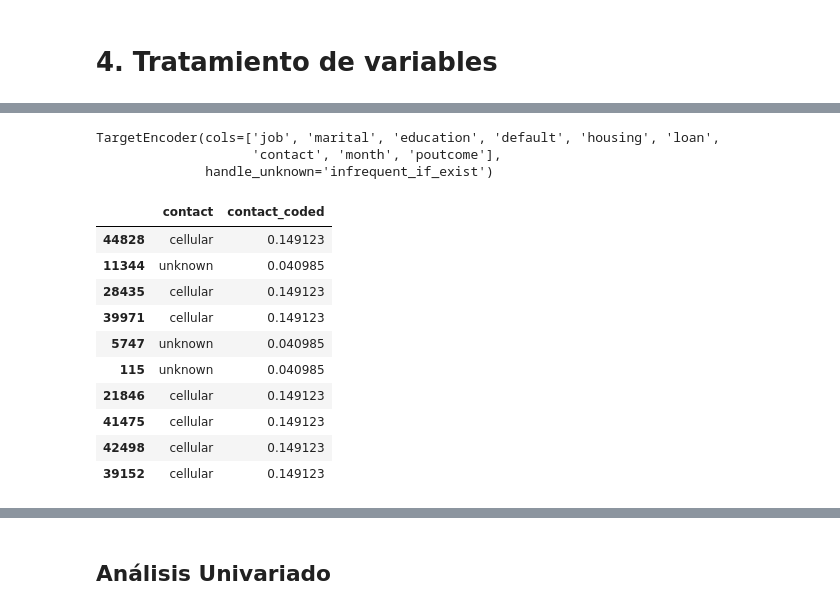
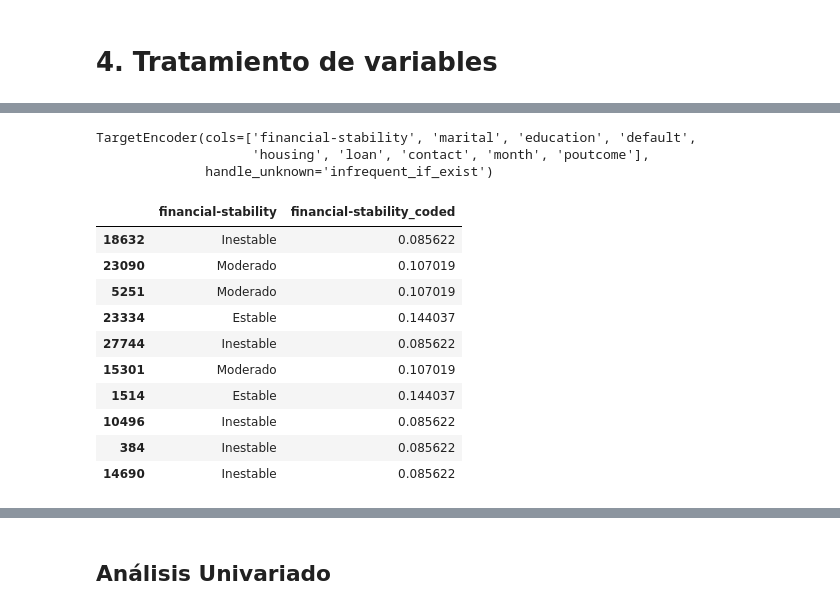
Before and after one commit to jdug1981/proyecto_final, a Jupyter notebook: Proyecto_final_final.ipynb, the cells around one changed output, grey strips where cells are left out. Saved outputs shown, nothing was run; the diff lists cells and outputs as text; code cells hidden in the pictures.

```diff
--- a/Proyecto_final_final.ipynb
+++ b/Proyecto_final_final.ipynb
@@ -492,0 +487,11 @@ Tamaño del set después de eliminar las filas repetidas: (45211, 17)
+# %%
+# Tratamiento de outliers por RIC
+
+# Calculando los intervalos RIC
+
+pdResume['ric'] = pdResume['Q3'] - pdResume['Q1']
+
+pdResume['min_ric'] = pdResume['Q1'] - 1.5*pdResume['ric']
+pdResume['max_ric'] = pdResume['Q3'] + 1.5*pdResume['ric']
+
+pdResume.head(10)
@@ -493,2 +581,29 @@ Tamaño del set después de eliminar las filas repetidas: (45211, 17)
+# %%
+# Mapear las categorías a los nuevos valores
+mapping = {
+    'management': 'Estable',
+    'services': 'Inestable',
+    'blue-collar': 'Inestable',
+    'technician': 'Moderado',
+    'entrepreneur': 'Moderado',
+    'student': 'Variable',
+    'retired': 'Estable',
+    'admin.': 'Estable',
+    'housemaid': 'Inestable',
+    'self-employed': 'Moderado',
+    'unemployed': 'Inestable',
+    'unknown': 'Variable'
+}
+if 'job' in train.columns.tolist():
+  # EN TRAIN: Crear la nueva columna "financial-stability" utilizando el mapeo de categorías
+    train['financial-stability'] = train['job'].map(mapping)
+
+        # Eliminar la columna "JOB" si ya no es necesaria
+    train.drop('job', axis=1, inplace=True)
+# EN TEST: Crear la nueva columna "financial-stability" utilizando el mapeo de categorías
+    test['financial-stability'] = test['job'].map(mapping)
+
+# Eliminar la columna "JOB" si ya no es necesaria
+    test.drop('job', axis=1, inplace=True)
 # %%
 
@@ -630,7 +693,7 @@ TargetEncoder(cols=['job', 'marital', 'education', 'default', 'housing', 'loan',
               handle_unknown='infrequent_if_exist')
 # %%
 
-TargetEncoder(cols=['job',
+TargetEncoder(cols=['financial-stability',
  'marital',
  'education',
  'default',
@@ -641,8 +704,8 @@ TargetEncoder(cols=['job',
  'poutcome'],
               handle_unknown='infrequent_if_exist')
 # %% [output]
-TargetEncoder(cols=['job', 'marital', 'education', 'default', 'housing', 'loan',
-                    'contact', 'month', 'poutcome'],
+TargetEncoder(cols=['financial-stability', 'marital', 'education', 'default',
+                    'housing', 'loan', 'contact', 'month', 'poutcome'],
               handle_unknown='infrequent_if_exist')
 # %%
 
@@ -650,19 +713,19 @@ train[[x + '_coded' for x in variables_categoricas]] = encoder.transform(train[v
 test[[x + '_coded' for x in variables_categoricas]] = encoder.transform(test[variables_categoricas].astype('category'))
 # %%
 
-train[['contact', 'contact_coded']].head(10)
+train[['financial-stability', 'financial-stability_coded']].head(10)
 # %% [output]
-|  | contact | contact_coded |
-| 44828 | cellular | 0.149123 |
-| 11344 | unknown | 0.040985 |
-| 28435 | cellular | 0.149123 |
-| 39971 | cellular | 0.149123 |
-| 5747 | unknown | 0.040985 |
-| 115 | unknown | 0.040985 |
-| 21846 | cellular | 0.149123 |
-| 41475 | cellular | 0.149123 |
-| 42498 | cellular | 0.149123 |
-| 39152 | cellular | 0.149123 |
+|  | financial-stability | financial-stability_coded |
+| 18632 | Inestable | 0.085622 |
+| 23090 | Moderado | 0.107019 |
+| 5251 | Moderado | 0.107019 |
+| 23334 | Estable | 0.144037 |
+| 27744 | Inestable | 0.085622 |
+| 15301 | Moderado | 0.107019 |
+| 1514 | Estable | 0.144037 |
+| 10496 | Inestable | 0.085622 |
+| 384 | Inestable | 0.085622 |
+| 14690 | Inestable | 0.085622 |
 # %%
 train.head()
 # %% [output]
```
Also changed, not shown: parts of 55 cells of this notebook.
